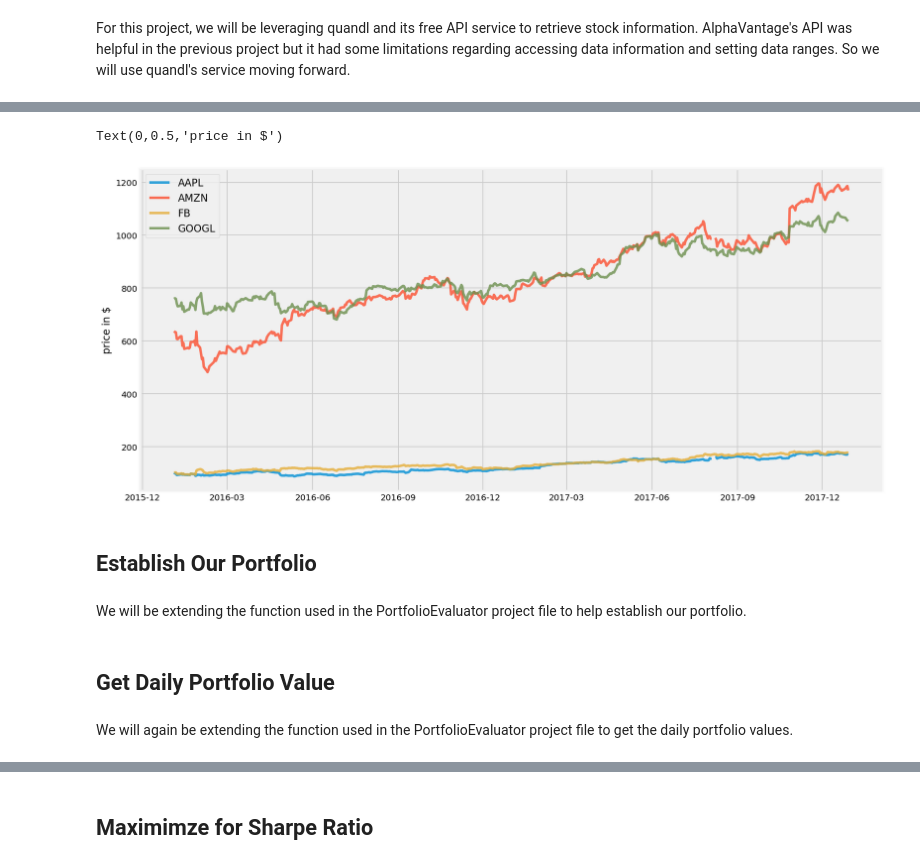
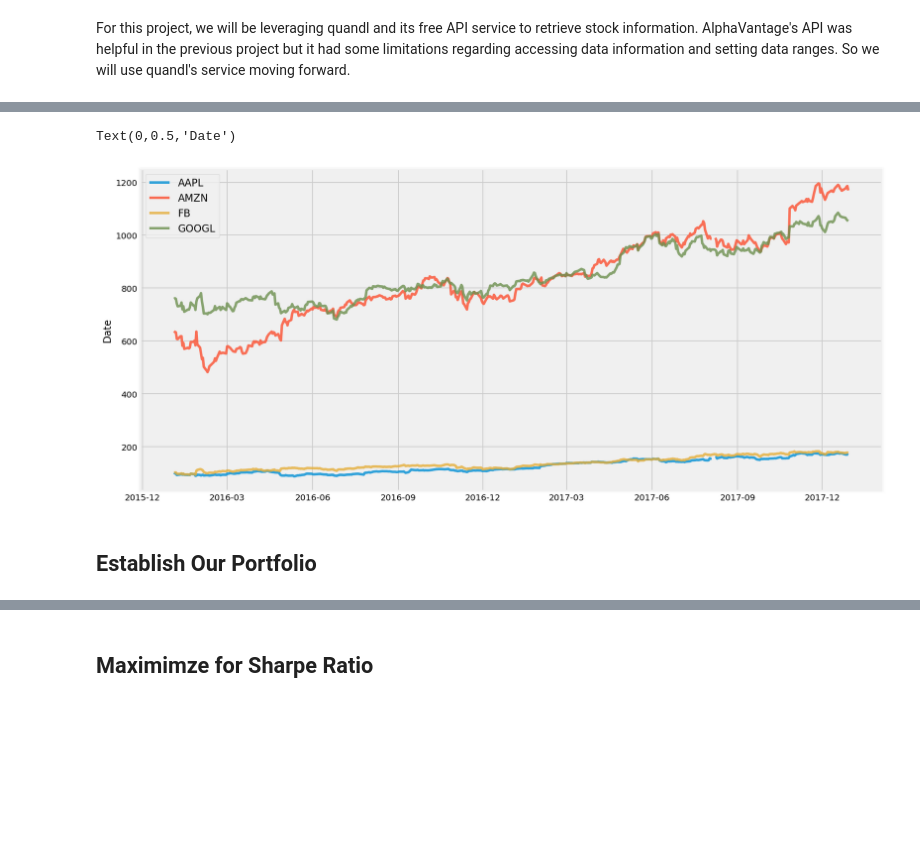
Before and after one commit to AashinShazar/TradingML, a Jupyter notebook: PortfolioOptimizer/PortfolioOptimizer .ipynb, the cells around one changed output, grey strips where cells are left out. Drawn from its saved outputs; the diff is of its cells as text; code cells hidden in the pictures; blank space fills up the shorter version.

Commit message:
Compelted project base

```diff
--- a/PortfolioOptimizer/PortfolioOptimizer .ipynb
+++ b/PortfolioOptimizer/PortfolioOptimizer .ipynb
@@ -45,20 +45,16 @@ data.head()
 # %%
 df = data.set_index('date')
-df.head()
 table = df.pivot(columns='ticker')
-# By specifying col[1] in below list comprehension
-# You can select the stock names under multi-level column
 table.columns = [col[1] for col in table.columns]
 table.head()
 plt.figure(figsize=(14, 7))
 for c in table.columns.values:
     plt.plot(table.index, table[c], lw=3, alpha=0.8,label=c)
 plt.legend(loc='upper left', fontsize=12)
-plt.ylabel('price in $')
+plt.ylabel('Price ($)')
+plt.ylabel('Date')
 # %% [output]
-Text(0,0.5,'price in $')
+Text(0,0.5,'Date')
-[figure, old version]
+[figure, new version]
 # %% [markdown]
 ## Establish Our Portfolio
-# %% [markdown]
-We will be extending the function used in the PortfolioEvaluator project file to help establish our portfolio.
@@ -109,4 +60,0 @@ portfolioStatistics(inputStocks, stocksAlloc)
-# %% [markdown]
-## Get Daily Portfolio Value
-# %% [markdown]
-We will again be extending the function used in the PortfolioEvaluator project file to get the daily portfolio values.
```
Also changed, not shown: parts of 54 cells of this notebook.
